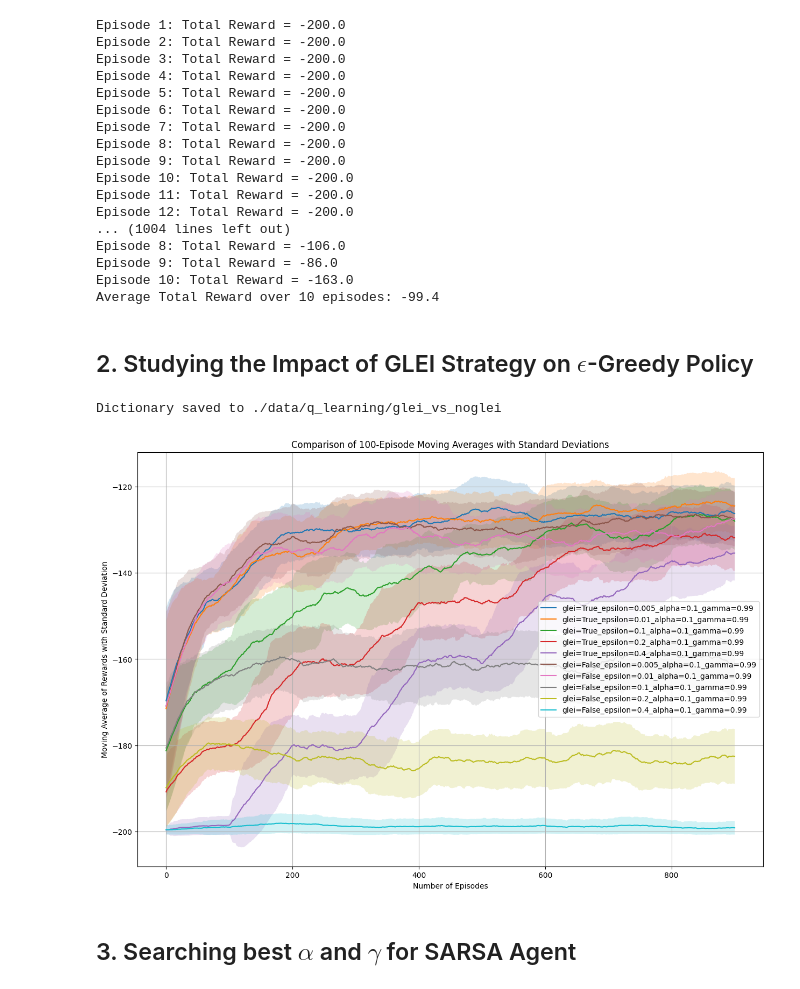
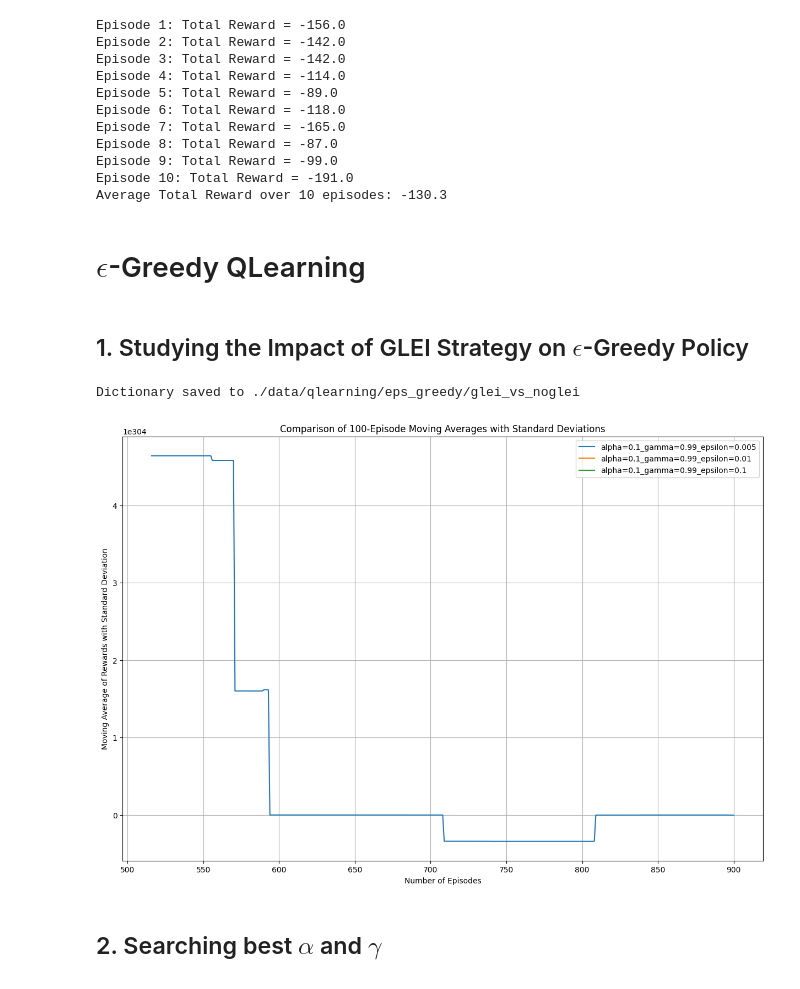
Before and after one commit to salmalys/mountain_car, a Jupyter notebook: src/qlearning_fixed.ipynb, the cells around one changed output. Saved outputs shown, nothing was run; the diff lists cells and outputs as text; code cells hidden in the pictures.

```diff
--- a/src/qlearning_fixed.ipynb
+++ b/src/qlearning_fixed.ipynb
@@ -41,7 +29,7 @@ env = gym.make("MountainCar-v0", render_mode=None)
 
 qlearning_agent = QLearning(
     encode_fct=mc_tile_encoding,
-    policy=epsilon_greedy_policy,
+    policy=softmax_policy,
     nb_actions=env.action_space.n,
 )
 
@@ -49,28 +37,24 @@ _ = qlearning_agent.train(
     env=env,
     alpha=0.1,
     gamma=1,
-    verbose=1,
+    verbose=0,
     nb_episodes=1000,
-    use_glei=True,
-    epsilon=0.01,
+    # use_glei=True,
+    # epsilon=0.01,
 )
 
-_ = qlearning_agent.evaluate_policy(env=env, nb_episodes=10, verbose=1, epsilon=0)
+_ = qlearning_agent.evaluate_policy(env=env, nb_episodes=10, verbose=1)  # , epsilon=0)
 # %% [output]
-Episode 1: Total Reward = -200.0
-Episode 2: Total Reward = -200.0
-Episode 3: Total Reward = -200.0
-Episode 4: Total Reward = -200.0
-Episode 5: Total Reward = -200.0
-Episode 6: Total Reward = -200.0
-Episode 7: Total Reward = -200.0
-Episode 8: Total Reward = -200.0
-Episode 9: Total Reward = -200.0
-Episode 10: Total Reward = -200.0
-Episode 11: Total Reward = -200.0
-Episode 12: Total Reward = -200.0
-... (1004 lines left out)
-Episode 8: Total Reward = -106.0
-Episode 9: Total Reward = -86.0
-Episode 10: Total Reward = -163.0
-Average Total Reward over 10 episodes: -99.4
+Episode 1: Total Reward = -156.0
+Episode 2: Total Reward = -142.0
+Episode 3: Total Reward = -142.0
+Episode 4: Total Reward = -114.0
+Episode 5: Total Reward = -89.0
+Episode 6: Total Reward = -118.0
+Episode 7: Total Reward = -165.0
+Episode 8: Total Reward = -87.0
+Episode 9: Total Reward = -99.0
+Episode 10: Total Reward = -191.0
+Average Total Reward over 10 episodes: -130.3
+# %% [markdown]
+# $\epsilon$-Greedy QLearning
@@ -77,40 +69,40 @@ Average Total Reward over 10 episodes: -99.4
 # %% [markdown]
-## 2. Studying the Impact of GLEI Strategy on $\epsilon$-Greedy Policy
+## 1. Studying the Impact of GLEI Strategy on $\epsilon$-Greedy Policy
 # %%
-glei_dict = qlearning_agent.grid_search(
+glei_tune_historic = eps_greedy_qlearning.grid_search(
     env=env,
-    alpha_values=[0.1],
-    gamma_values=[0.99],
-    epsilon_values=[0.005, 0.01, 0.1, 0.2, 0.4],
     nb_episodes=1000,
     nb_iter=10,
     use_glei=True,
     verbose=False,
+    alpha=[0.1],
+    gamma=[0.99],
+    epsilon=[0.005, 0.01, 0.1],
 )
 
-no_glei_dict = qlearning_agent.grid_search(
+no_glei_tune_historic = eps_greedy_qlearning.grid_search(
     env=env,
-    alpha_values=[0.1],
-    gamma_values=[0.99],
-    epsilon_values=[0.005, 0.01, 0.1, 0.2, 0.4],
     nb_episodes=1000,
     nb_iter=10,
     use_glei=False,
     verbose=False,
+    alpha=[0.1],
+    gamma=[0.99],
+    epsilon=[0.005, 0.01, 0.1],
 )
 
-data_dict = {**glei_dict, **no_glei_dict}
-process_json("./data/q_learning/glei_vs_noglei", "w", data_dict=data_dict)
+data_dict = {**no_glei_tune_historic, **glei_tune_historic}
+process_json("./data/qlearning/eps_greedy/glei_vs_noglei", "w", data_dict=data_dict)
 # %% [output]
-Dictionary saved to ./data/q_learning/glei_vs_noglei
+Dictionary saved to ./data/qlearning/eps_greedy/glei_vs_noglei
 # %%
 plot_moving_averages(
-    process_json("./data/q_learning/glei_vs_noglei", "r"),
+    process_json("./data/qlearning/eps_greedy/glei_vs_noglei", "r"),
     nb_episodes=1000,
     window_size=100,
 )
 # %% [output]
-[figure, old version]
+[figure, new version]
 # %% [markdown]
-## 3. Searching best $\alpha$ and $\gamma$ for SARSA Agent
+## 2. Searching best $\alpha$ and $\gamma$
 # %%
```
Also changed, not shown: parts of 15 cells of this notebook, 11 other files.
